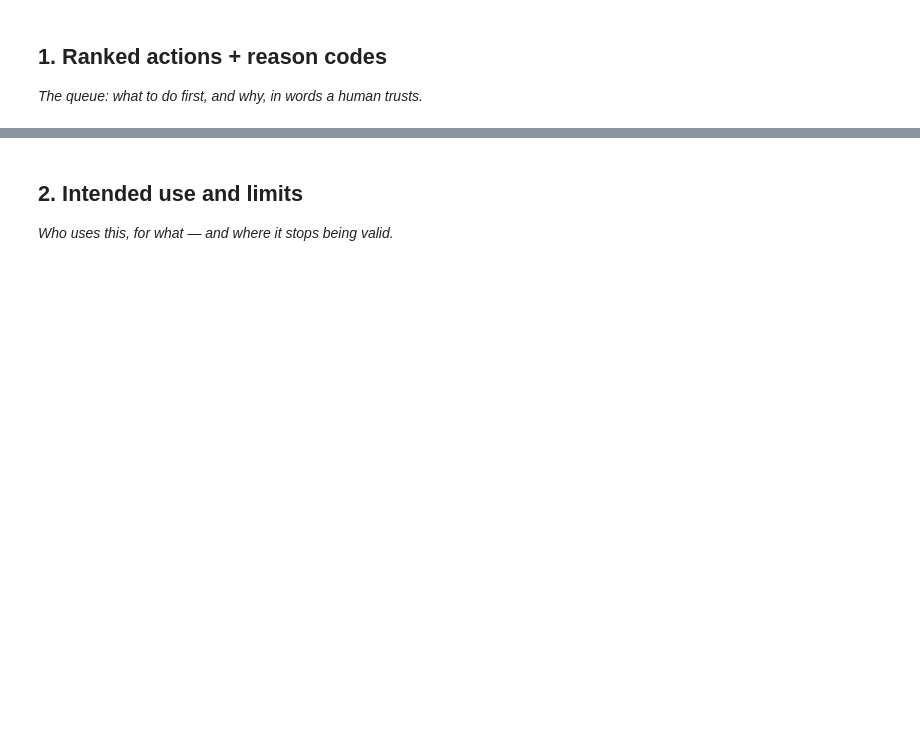
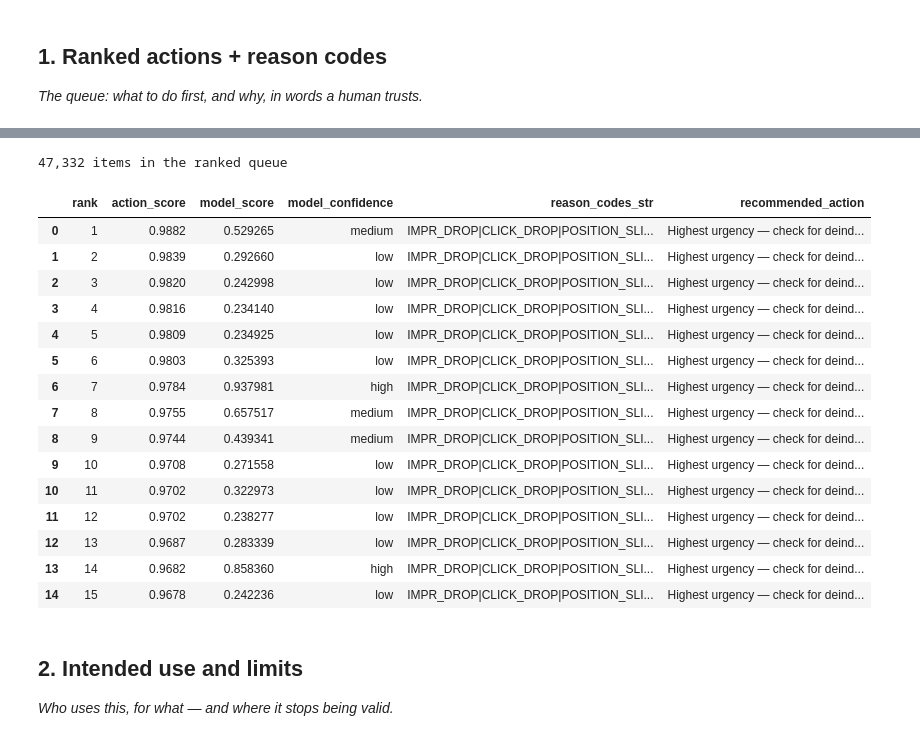
Before and after one commit to Szan-12345/FLYRANK-MACHINE-LEARNING, a Jupyter notebook: FLYRANK-MACHINE-LEARNING-main/work/notebooks/w07_action_playbook.ipynb, the cells around one changed output, grey strips where cells are left out. Saved outputs shown, nothing was run; the diff lists cells and outputs as text; code cells hidden in the pictures; blank space fills up the shorter version.

```diff
--- a/FLYRANK-MACHINE-LEARNING-main/work/notebooks/w07_action_playbook.ipynb
+++ b/FLYRANK-MACHINE-LEARNING-main/work/notebooks/w07_action_playbook.ipynb
@@ -8,0 +48,14 @@ This skeleton is yours to fill. Work the sections **in order** — each one has
+# %%
+# This cell is for CODE (numbers, a query, a check).
+WINDOW_DAYS       = 15
+MIN_PREV_IMPR     = 50
+IMPR_DROP_THRESH  = 0.20
+CLICK_DROP_THRESH = 0.20
+POS_SLIP_THRESH   = 1.0
+ACTIVITY_DROP_FRAC= 0.25
+
+W_IMPR, W_CLICK, W_POS, W_ACTIVITY = 0.40, 0.25, 0.20, 0.15
+assert abs((W_IMPR + W_CLICK + W_POS + W_ACTIVITY) - 1.0) < 1e-9
+
+REASON_CODES = ['IMPR_DROP', 'CLICK_DROP', 'POSITION_SLIP', 'ACTIVITY_DROP']
+print('rule constants set')
@@ -16,3 +170,60 @@ This skeleton is yours to fill. Work the sections **in order** — each one has
+# %%
+# This cell is for CODE (numbers, a query, a check).
+# Write your text answer in the cell ABOVE this one — typing sentences here breaks Run All.
+# This cell is for CODE (numbers, a query, a check).
+queue = d2[d2['n_reasons'] > 0].copy()
+queue['action_score'] = (
+    W_IMPR     * queue['impr_drop_score'] +
+    W_CLICK    * queue['click_drop_score'] +
+    W_POS      * queue['pos_slip_score'] +
+    W_ACTIVITY * queue['activity_drop_score']
+).round(4)
+
+queue['model_confidence'] = pd.cut(
+    queue['model_score'], bins=[0, 0.33, 0.66, 1.0],
+    labels=['low', 'medium', 'high'], include_lowest=True
+)
+
+queue = queue.sort_values('action_score', ascending=False).reset_index(drop=True)
+queue.insert(0, 'rank', queue.index + 1)
+
+# Map each reason code to a plain-language recommended action
+ACTION_MAP = {
+    'IMPR_DROP':     'Check indexing status; confirm the page is still crawlable and ranking',
+    'CLICK_DROP':    'Review title/meta description — likely a SERP snippet or CTR issue',
+    'POSITION_SLIP': 'Audit for a ranking-specific cause (algorithm update, competitor, relevance)',
+    'ACTIVITY_DROP': 'Highest urgency — check for deindexing or a technical/crawl failure first',
+}
+def recommend(codes):
+    if not codes:
+        return 'No action'
+    # order by urgency: ACTIVITY_DROP > POSITION_SLIP > IMPR_DROP > CLICK_DROP
+    priority = ['ACTIVITY_DROP', 'POSITION_SLIP', 'IMPR_DROP', 'CLICK_DROP']
+    lead = next((c for c in priority if c in codes), codes[0])
+    return ACTION_MAP[lead]
+
+queue['recommended_action'] = queue['reason_codes'].apply(recommend)
+
+print(f"{len(queue):,} items in the ranked queue")
+queue[['rank','action_score','model_score','model_confidence','reason_codes_str','recommended_action']].head(15)
+# %% [output]
+47,332 items in the ranked queue
+|  | rank | action_score | model_score | model_confidence | reason_codes_str | recommended_action |
+| 0 | 1 | 0.9882 | 0.529265 | medium | IMPR_DROP|CLICK_DROP|POSITION_SLI... | Highest urgency — check for deind... |
+| 1 | 2 | 0.9839 | 0.292660 | low | IMPR_DROP|CLICK_DROP|POSITION_SLI... | Highest urgency — check for deind... |
+| 2 | 3 | 0.9820 | 0.242998 | low | IMPR_DROP|CLICK_DROP|POSITION_SLI... | Highest urgency — check for deind... |
+| 3 | 4 | 0.9816 | 0.234140 | low | IMPR_DROP|CLICK_DROP|POSITION_SLI... | Highest urgency — check for deind... |
+| 4 | 5 | 0.9809 | 0.234925 | low | IMPR_DROP|CLICK_DROP|POSITION_SLI... | Highest urgency — check for deind... |
+| 5 | 6 | 0.9803 | 0.325393 | low | IMPR_DROP|CLICK_DROP|POSITION_SLI... | Highest urgency — check for deind... |
+| 6 | 7 | 0.9784 | 0.937981 | high | IMPR_DROP|CLICK_DROP|POSITION_SLI... | Highest urgency — check for deind... |
+| 7 | 8 | 0.9755 | 0.657517 | medium | IMPR_DROP|CLICK_DROP|POSITION_SLI... | Highest urgency — check for deind... |
+| 8 | 9 | 0.9744 | 0.439341 | medium | IMPR_DROP|CLICK_DROP|POSITION_SLI... | Highest urgency — check for deind... |
+| 9 | 10 | 0.9708 | 0.271558 | low | IMPR_DROP|CLICK_DROP|POSITION_SLI... | Highest urgency — check for deind... |
+| 10 | 11 | 0.9702 | 0.322973 | low | IMPR_DROP|CLICK_DROP|POSITION_SLI... | Highest urgency — check for deind... |
+| 11 | 12 | 0.9702 | 0.238277 | low | IMPR_DROP|CLICK_DROP|POSITION_SLI... | Highest urgency — check for deind... |
+| 12 | 13 | 0.9687 | 0.283339 | low | IMPR_DROP|CLICK_DROP|POSITION_SLI... | Highest urgency — check for deind... |
+| 13 | 14 | 0.9682 | 0.858360 | high | IMPR_DROP|CLICK_DROP|POSITION_SLI... | Highest urgency — check for deind... |
+| 14 | 15 | 0.9678 | 0.242236 | low | IMPR_DROP|CLICK_DROP|POSITION_SLI... | Highest urgency — check for deind... |
 # %% [markdown]
 ## 2. Intended use and limits
 
```
Also changed, not shown: parts of 21 cells of this notebook.
